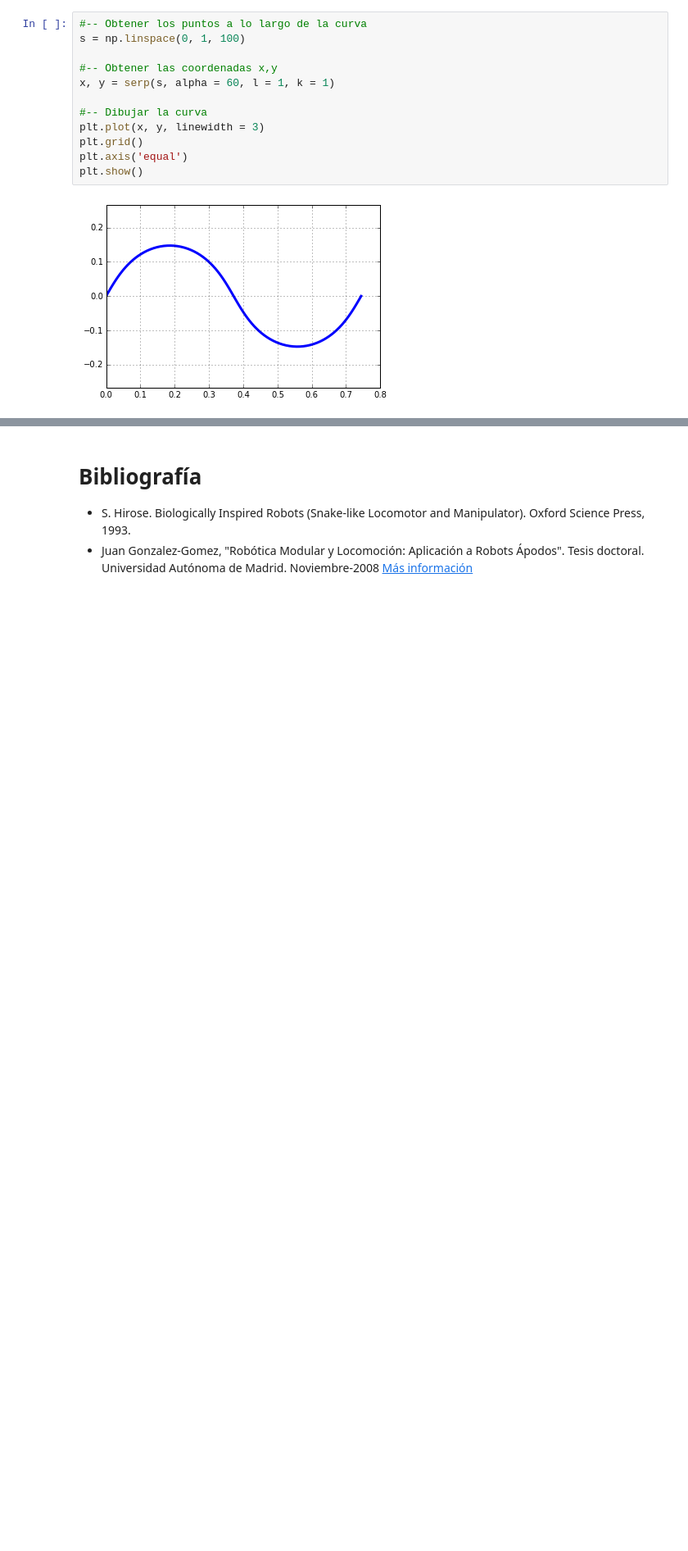
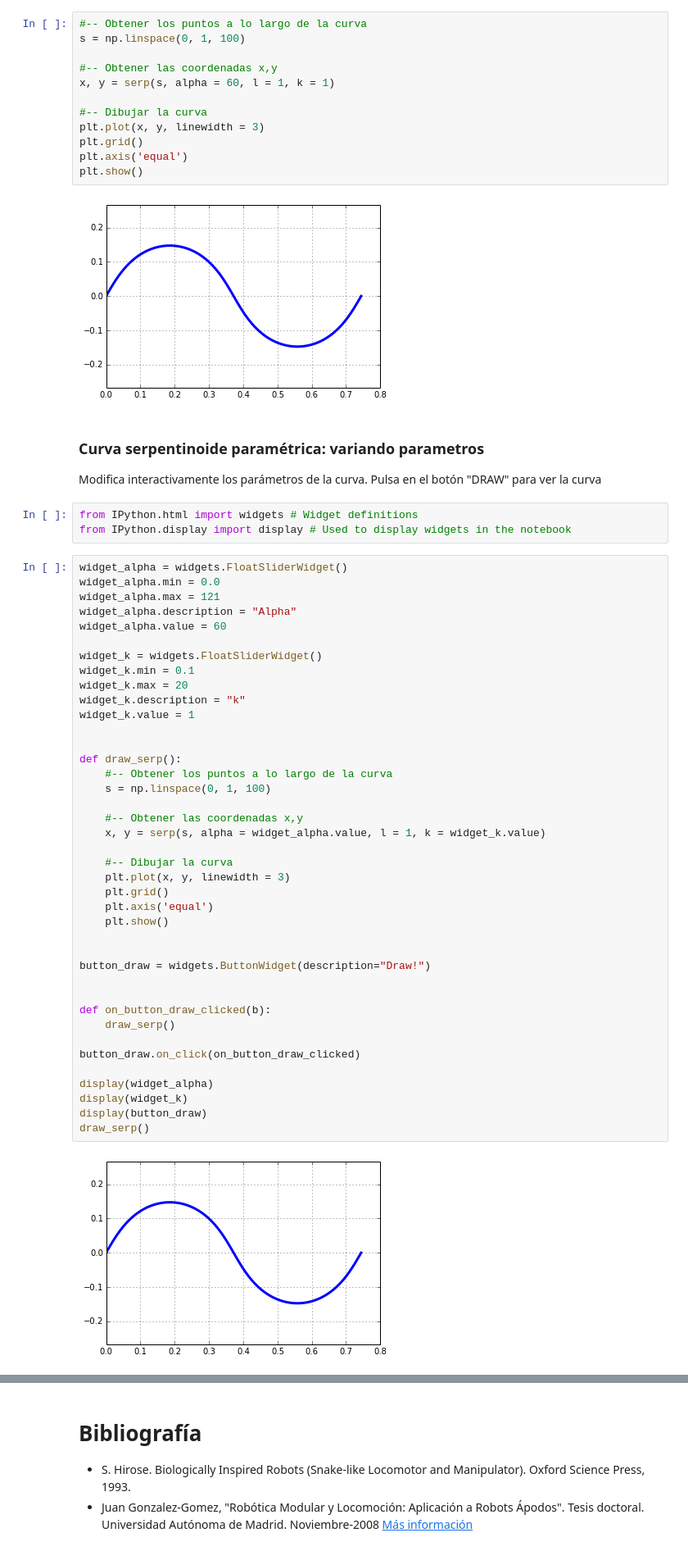
Before and after one commit to Obijuan/My-Ipython-notebooks, a Jupyter notebook: serpenoid-curve/Serpenoid-Curve-es.ipynb, the cells around one changed output, grey strips where cells are left out. Shown: that part at 82% size. Saved outputs shown, nothing was run; the diff lists cells and outputs as text; blank space fills up the shorter version.

Commit message:
Interactive widgets added for changing the alpha and k parameters

```diff
--- a/serpenoid-curve/Serpenoid-Curve-es.ipynb
+++ b/serpenoid-curve/Serpenoid-Curve-es.ipynb
@@ -374,3 +374,51 @@ plt.axis('equal')
 plt.show()
 # %% [output]
 [figure]
+# %% [markdown]
+### Curva serpentinoide paramétrica: variando parametros
+Modifica interactivamente los parámetros de la curva. Pulsa en el botón "DRAW" para ver la curva
+# %%
+from IPython.html import widgets # Widget definitions
+from IPython.display import display # Used to display widgets in the notebook
+# %%
+widget_alpha = widgets.FloatSliderWidget()
+widget_alpha.min = 0.0
+widget_alpha.max = 121
+widget_alpha.description = "Alpha"
+widget_alpha.value = 60
+
+widget_k = widgets.FloatSliderWidget()
+widget_k.min = 0.1
+widget_k.max = 20
+widget_k.description = "k"
+widget_k.value = 1
+
+
+def draw_serp():
+    #-- Obtener los puntos a lo largo de la curva
+    s = np.linspace(0, 1, 100)
+
+    #-- Obtener las coordenadas x,y
+    x, y = serp(s, alpha = widget_alpha.value, l = 1, k = widget_k.value)
+
+    #-- Dibujar la curva
+    plt.plot(x, y, linewidth = 3)
+    plt.grid()
+    plt.axis('equal')
+    plt.show()
+
+
+button_draw = widgets.ButtonWidget(description="Draw!")
+
+
+def on_button_draw_clicked(b):
+    draw_serp()
+
+button_draw.on_click(on_button_draw_clicked)
+
+display(widget_alpha)
+display(widget_k)
+display(button_draw)
+draw_serp()
+# %% [output]
+[figure, added]
```
Also changed, not shown: parts of 2 cells of this notebook.
